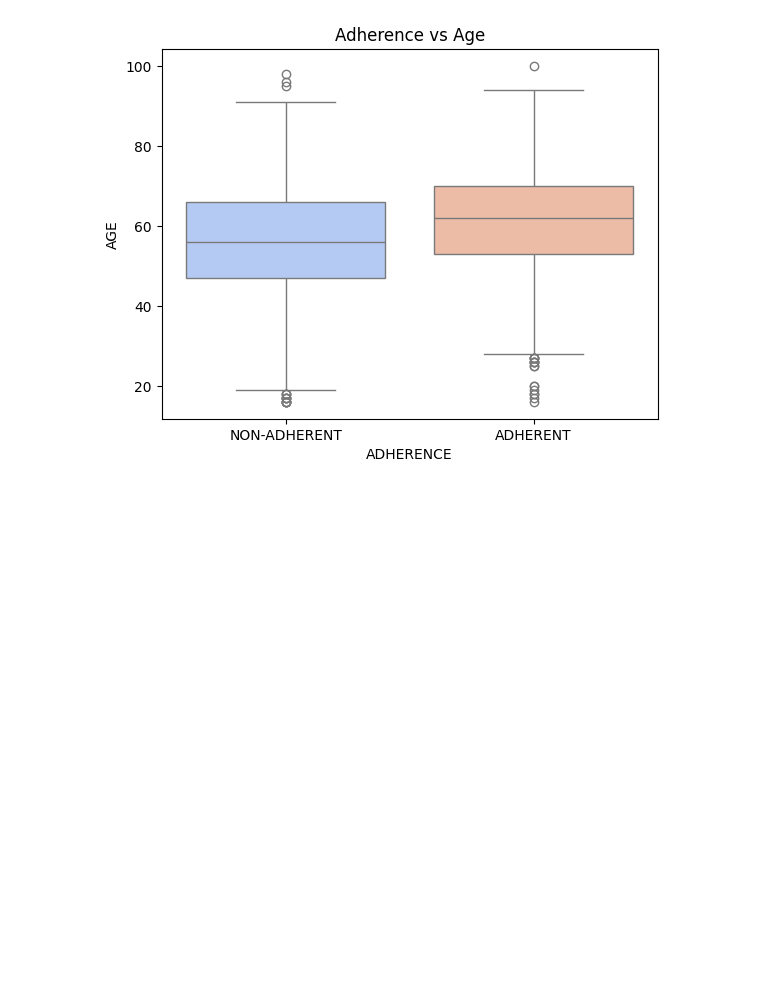
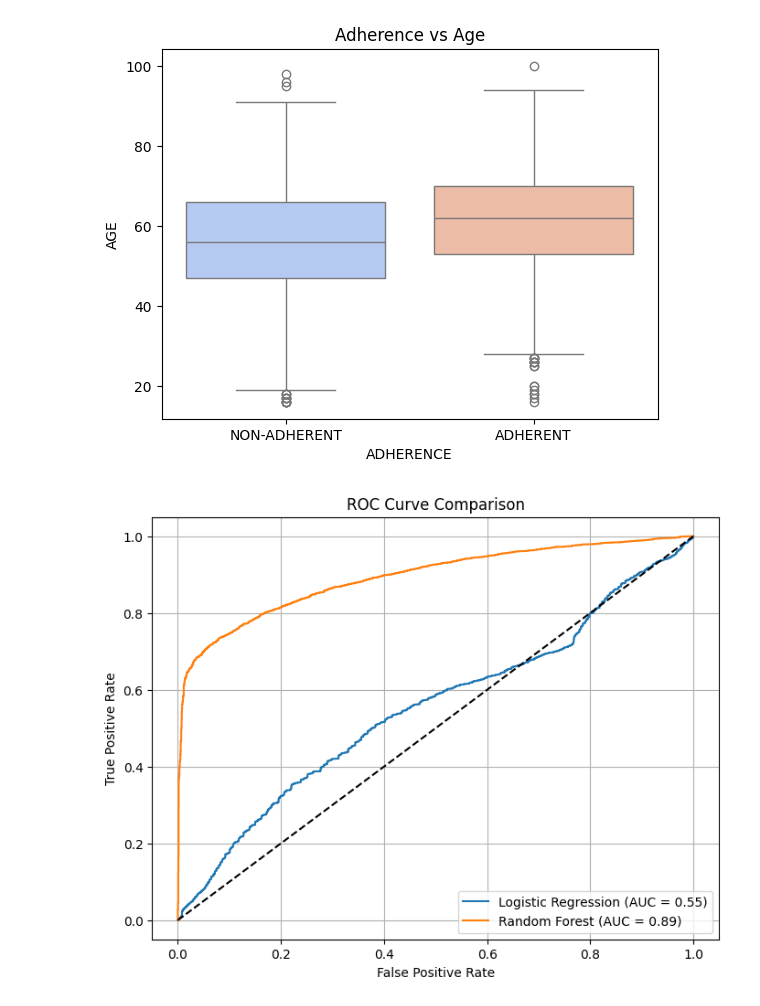
Before and after one commit to AnikChiragGhosh/Healthcare-Analysis-Medication-Adherence-in-Diabetes-and-Hypertension, a Jupyter notebook: healthcare_analysis.ipynb, the cells around one changed output. Cells and saved outputs as stored; diff of their text form; code cells hidden in the pictures; blank space fills up the shorter version.

```diff
--- a/healthcare_analysis.ipynb
+++ b/healthcare_analysis.ipynb
@@ -1937,3 +1937,33 @@ Passing `palette` without assigning `hue` is deprecated and will be removed in v
 
   sns.boxplot(x='ADHERENCE', y='AGE', data=diabetes, palette='coolwarm')
 [figure]
+# %%
+from sklearn.preprocessing import LabelEncoder
+
+# Convert 'ADHERENT' → 1 and 'NON-ADHERENT' → 0
+le = LabelEncoder()
+y_test_encoded = le.fit_transform(y_test)
+# %%
+# Logistic Regression
+y_probs_lr = lr_filtered.predict_proba(X_test_filtered)[:,1]
+fpr_lr, tpr_lr, _ = roc_curve(y_test_encoded, y_probs_lr)
+auc_lr = auc(fpr_lr, tpr_lr)
+
+# Random Forest
+y_probs_rf = clf_adv.predict_proba(X_test_filtered)[:,1]
+fpr_rf, tpr_rf, _ = roc_curve(y_test_encoded, y_probs_rf)
+auc_rf = auc(fpr_rf, tpr_rf)
+
+# Plot both
+plt.figure(figsize=(8,6))
+plt.plot(fpr_lr, tpr_lr, label='Logistic Regression (AUC = %0.2f)' % auc_lr)
+plt.plot(fpr_rf, tpr_rf, label='Random Forest (AUC = %0.2f)' % auc_rf)
+plt.plot([0, 1], [0, 1], 'k--')
+plt.xlabel('False Positive Rate')
+plt.ylabel('True Positive Rate')
+plt.title('ROC Curve Comparison')
+plt.legend(loc="lower right")
+plt.grid()
+plt.show()
+# %% [output]
+[figure, added]
```
